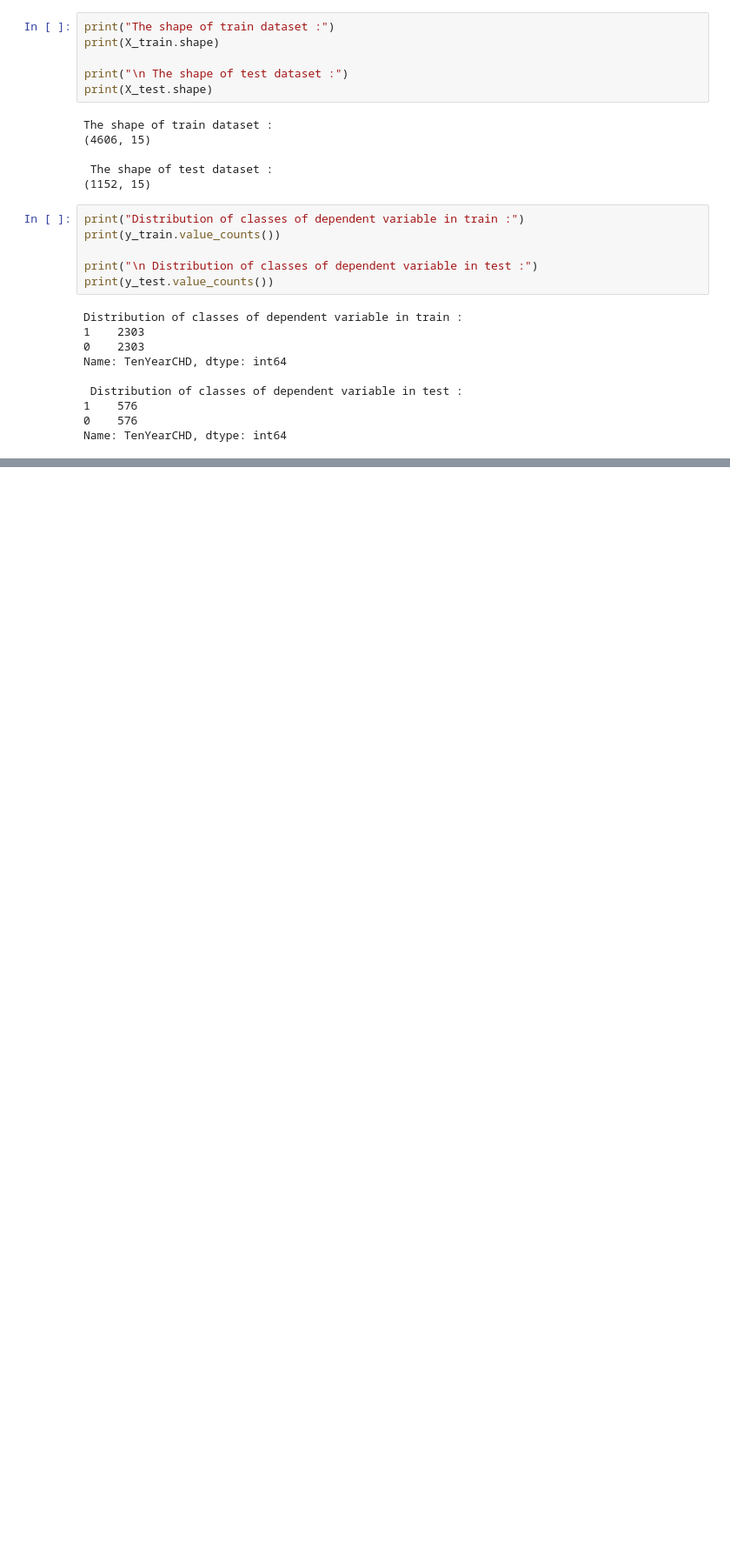
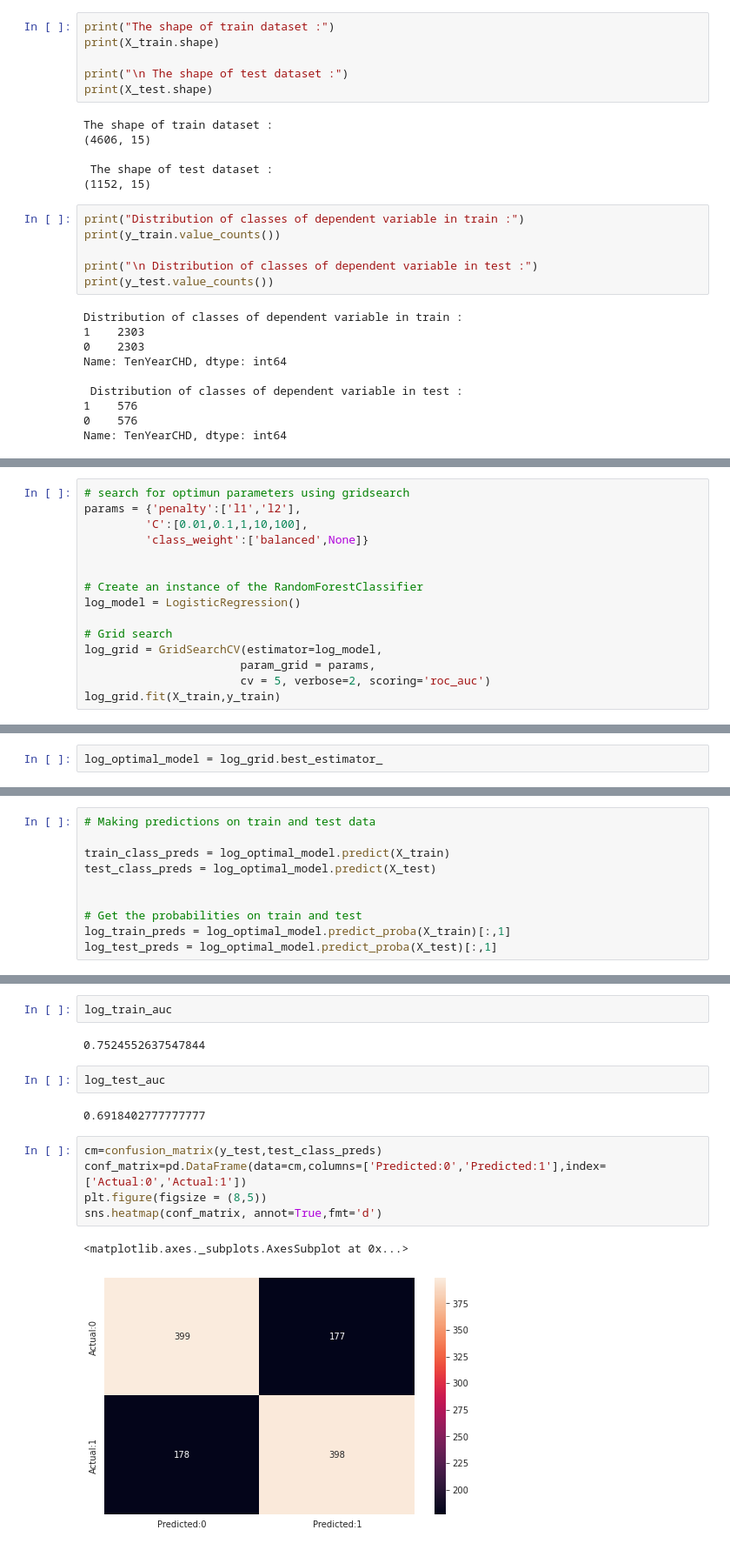
Before and after one commit to junaiskv94/Cardiovascular-Risk-Prediction, a Jupyter notebook: cardiovascular_risk.ipynb, the cells around one changed output, grey strips where cells are left out. Shown at 87% size. Saved outputs shown, nothing was run; the diff lists cells and outputs as text; blank space fills up the shorter version.

```diff
--- a/cardiovascular_risk.ipynb
+++ b/cardiovascular_risk.ipynb
@@ -515,0 +703,15 @@ Name: TenYearCHD, dtype: int64
+# %%
+# search for optimun parameters using gridsearch
+params = {'penalty':['l1','l2'],
+         'C':[0.01,0.1,1,10,100],
+         'class_weight':['balanced',None]}
+
+
+# Create an instance of the RandomForestClassifier
+log_model = LogisticRegression()
+
+# Grid search
+log_grid = GridSearchCV(estimator=log_model,
+                       param_grid = params,
+                       cv = 5, verbose=2, scoring='roc_auc')
+log_grid.fit(X_train,y_train)
@@ -515,0 +765,2 @@ Name: TenYearCHD, dtype: int64
+# %%
+log_optimal_model = log_grid.best_estimator_
@@ -515,0 +771,10 @@ Name: TenYearCHD, dtype: int64
+# %%
+# Making predictions on train and test data
+
+train_class_preds = log_optimal_model.predict(X_train)
+test_class_preds = log_optimal_model.predict(X_test)
+
+
+# Get the probabilities on train and test
+log_train_preds = log_optimal_model.predict_proba(X_train)[:,1]
+log_test_preds = log_optimal_model.predict_proba(X_test)[:,1]
@@ -515,0 +821,16 @@ Name: TenYearCHD, dtype: int64
+# %%
+log_train_auc
+# %% [output]
+0.7524552637547844
+# %%
+log_test_auc
+# %% [output]
+0.6918402777777777
+# %%
+cm=confusion_matrix(y_test,test_class_preds)
+conf_matrix=pd.DataFrame(data=cm,columns=['Predicted:0','Predicted:1'],index=['Actual:0','Actual:1'])
+plt.figure(figsize = (8,5))
+sns.heatmap(conf_matrix, annot=True,fmt='d')
+# %% [output]
+<matplotlib.axes._subplots.AxesSubplot at 0x...>
+[figure, added]
```
Also changed, not shown: parts of 34 cells of this notebook.
